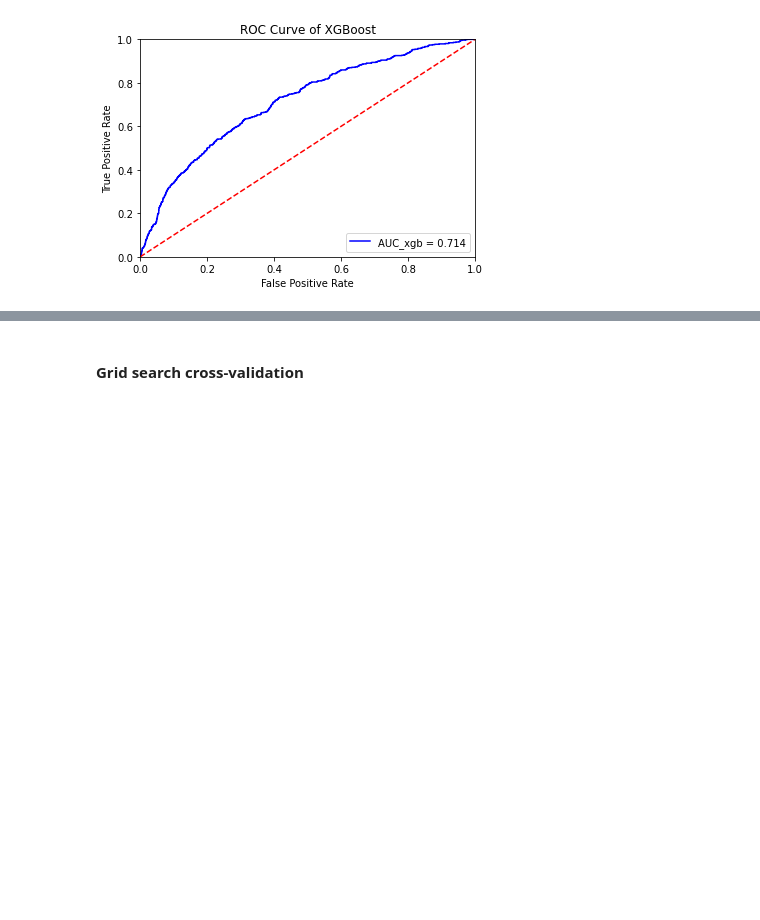
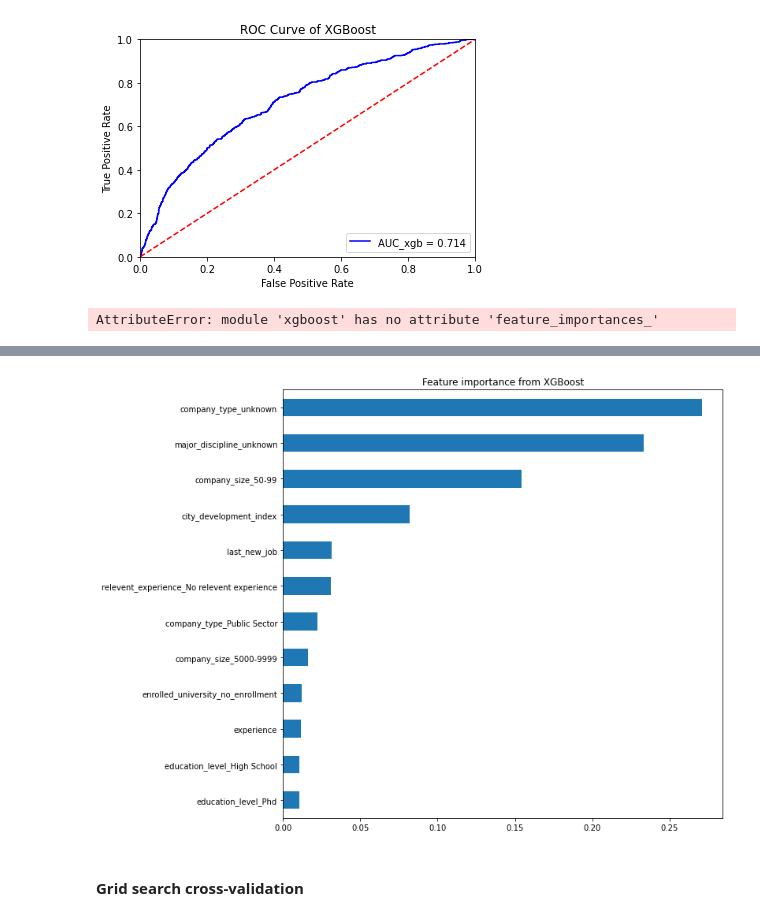
Before and after one commit to katiehuang1221/HR-Analytics-Predict-Who-Will-Leave-The-Job, a Jupyter notebook: notebook/09_refine_models_2.ipynb, the cells around one changed output, grey strips where cells are left out. Cells and saved outputs as stored; diff of their text form; code cells hidden in the pictures; blank space fills up the shorter version.

```diff
--- a/notebook/09_refine_models_2.ipynb
+++ b/notebook/09_refine_models_2.ipynb
@@ -425,3 +434,20 @@ plt.title('ROC Curve of XGBoost')
 plt.show()
 # %% [output]
 [figure]
+# %%
+
+pd.Series(xgb.feature_importances_, index = X_train.columns).nlargest(12).\
+plot(kind = 'barh',figsize = (10, 10),title = 'Feature importance from XGBoost').invert_yaxis();
+# %% [output]
+AttributeError: module 'xgboost' has no attribute 'feature_importances_'
+# %%
+from xgboost import XGBClassifier
+
+xgb_clf = XGBClassifier(max_depth=12, learning_rate=1e-4,n_estimators=500)
+xgb_clf.fit(X_train, y_train)
+xgb_y_pred = xgb_clf.predict(X_val)
+
+pd.Series(xgb_clf.feature_importances_, index = X_train.columns).nlargest(12).plot(kind = 'barh',
+                                                                               figsize = (10, 10),
+                                                                              title = 'Feature importance from XGBoost').invert_yaxis();
+# %% [output]
@@ -428,3 +455,4 @@ plt.show()
+[figure, added]
 # %% [markdown]
 #### Grid search cross-validation
 # %%
```
Also changed, not shown: parts of 6 cells of this notebook.
